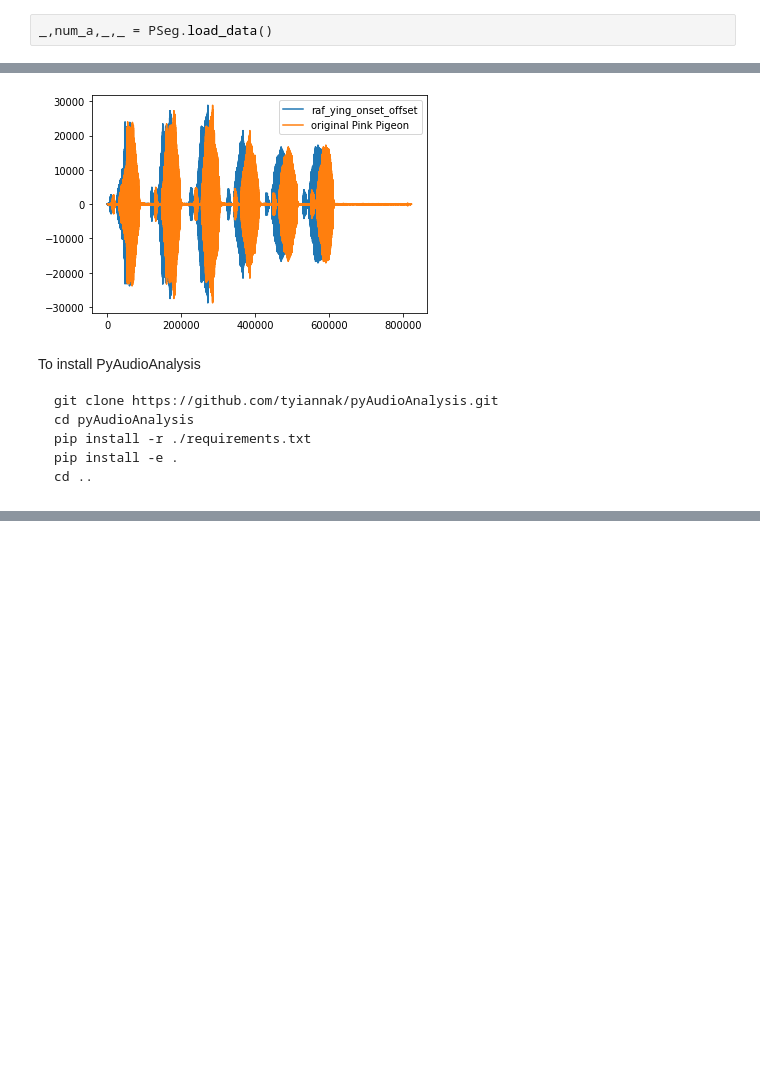
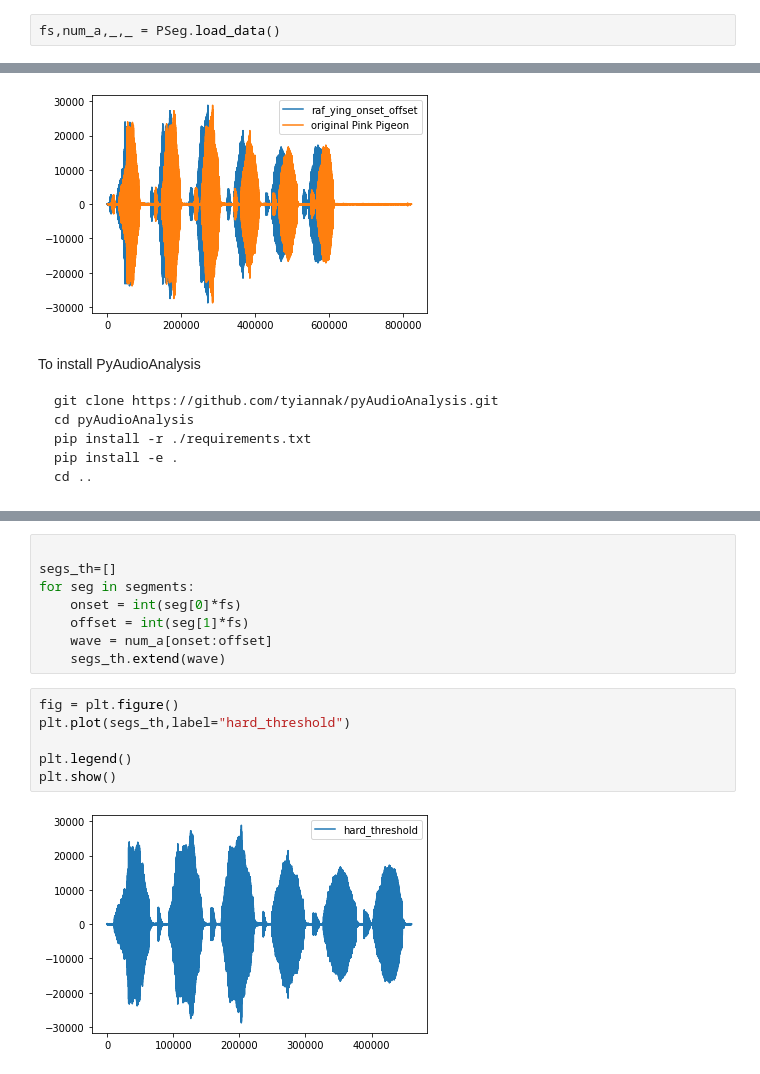
Before and after one commit to yingxu123/ForestOGram, a Jupyter notebook: python/ViewSegmentsAutoClass.ipynb, the cells around one changed output, grey strips where cells are left out. Drawn from its saved outputs; the diff is of its cells as text; blank space fills up the shorter version.

```diff
--- a/python/ViewSegmentsAutoClass.ipynb
+++ b/python/ViewSegmentsAutoClass.ipynb
@@ -9,7 +9,7 @@ from pyAudioAnalysis import audioSegmentation as aS
 # %%
 segments = PSeg.process_data()
 # %%
-_,num_a,_,_ = PSeg.load_data()
+fs,num_a,_,_ = PSeg.load_data()
 # %%
 all_segs = []
 for seg in segments:
@@ -43,0 +44,16 @@ segments = aS.silence_removal(x, Fs, 0.020, 0.020, smooth_window = 1.0, weight =
+# %%
+
+segs_th=[]
+for seg in segments:
+    onset = int(seg[0]*fs)
+    offset = int(seg[1]*fs)
+    wave = num_a[onset:offset]
+    segs_th.extend(wave)
+# %%
+fig = plt.figure()
+plt.plot(segs_th,label="hard_threshold")
+
+plt.legend()
+plt.show()
+# %% [output]
+[figure, added]
```
Also changed, not shown: parts of 2 cells of this notebook, 1 other file.
